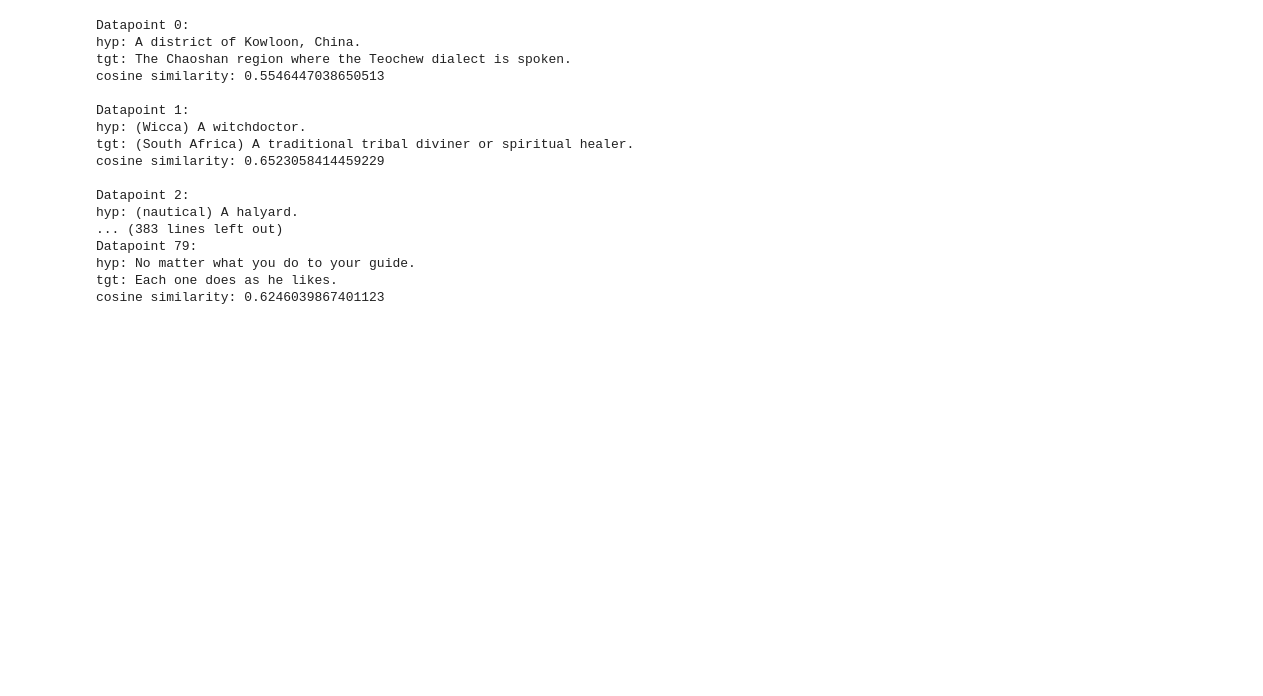
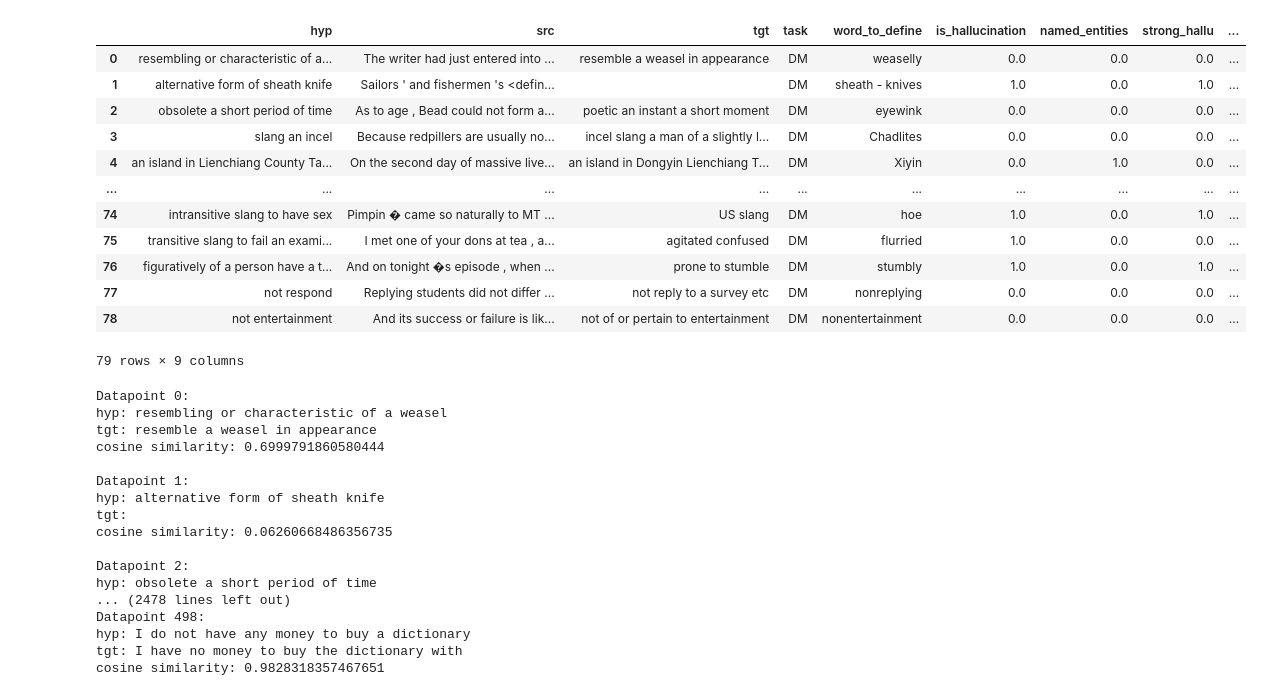
Before and after one commit to DataMas/ai-hallutinations-detection, a Jupyter notebook: ver1.ipynb, the cells around one changed output. Saved outputs shown, nothing was run; the diff lists cells and outputs as text; code cells hidden in the pictures; blank space fills up the shorter version.

```diff
--- a/ver1.ipynb
+++ b/ver1.ipynb
@@ -42,11 +30,25 @@ WARNING:sentence_transformers.SentenceTransformer:No sentence-transformers model
 # %%
-with open("trial-v1.json", "r") as f:
+with open("processed_binary_df.json", "r") as f:
     trial_data = json.load(f)
 
 
 df = pd.json_normalize(trial_data)
 
 #df.head(79)
+# %% [output]
+|  | hyp | src | tgt | task | word_to_define | is_hallucination | named_entities | strong_hallu | ... |
+| 0 | resembling or characteristic of a... | The writer had just entered into ... | resemble a weasel in appearance | DM | weaselly | 0.0 | 0.0 | 0.0 | ... |
+| 1 | alternative form of sheath knife | Sailors ' and fishermen 's <defin... |  | DM | sheath - knives | 1.0 | 0.0 | 1.0 | ... |
+| 2 | obsolete a short period of time | As to age , Bead could not form a... | poetic an instant a short moment | DM | eyewink | 0.0 | 0.0 | 0.0 | ... |
+| 3 | slang an incel | Because redpillers are usually no... | incel slang a man of a slightly l... | DM | Chadlites | 0.0 | 0.0 | 0.0 | ... |
+| 4 | an island in Lienchiang County Ta... | On the second day of massive live... | an island in Dongyin Lienchiang T... | DM | Xiyin | 0.0 | 1.0 | 0.0 | ... |
+| ... | ... | ... | ... | ... | ... | ... | ... | ... | ... |
+| 74 | intransitive slang to have sex | Pimpin � came so naturally to MT ... | US slang | DM | hoe | 1.0 | 0.0 | 1.0 | ... |
+| 75 | transitive slang to fail an exami... | I met one of your dons at tea , a... | agitated confused | DM | flurried | 1.0 | 0.0 | 0.0 | ... |
+| 76 | figuratively of a person have a t... | And on tonight �s episode , when ... | prone to stumble | DM | stumbly | 1.0 | 0.0 | 1.0 | ... |
+| 77 | not respond | Replying students did not differ ... | not reply to a survey etc | DM | nonreplying | 0.0 | 0.0 | 0.0 | ... |
+| 78 | not entertainment | And its success or failure is lik... | not of or pertain to entertainment | DM | nonentertainment | 0.0 | 0.0 | 0.0 | ... |
+79 rows × 9 columns
 # %%
 result_dict = {}
 hallucination_cosines_total = 0
@@ -65,7 +67,7 @@ for i in range(0, len(df)):
                 continue
             dp_id = len(result_dict)  #Using dp_id as the key
             #if df.iloc[i]['p(Hallucination)'] >= 0.66:
-            if df.iloc[i]['p(Hallucination)'] == 1:
+            if df.iloc[i]['is_hallucination'] == 1:
                 hallucinations.append(dp_id)
                 hallucination_cosines_total += cosine_scores[id_h][id_t].item()
                 hallucinations_cosines.append(cosine_scores[id_h][id_t].item())
@@ -81,22 +83,22 @@ for dp_id, values in result_dict.items():
     print()
 # %% [output]
 Datapoint 0:
-hyp: A district of Kowloon, China.
-tgt: The Chaoshan region where the Teochew dialect is spoken.
-cosine similarity: 0.5546447038650513
+hyp: resembling or characteristic of a weasel
+tgt: resemble a weasel in appearance
+cosine similarity: 0.6999791860580444
 
 Datapoint 1:
-hyp: (Wicca) A witchdoctor.
-tgt: (South Africa) A traditional tribal diviner or spiritual healer.
-cosine similarity: 0.6523058414459229
+hyp: alternative form of sheath knife
+tgt:
+cosine similarity: 0.06260668486356735
 
 Datapoint 2:
-hyp: (nautical) A halyard.
-... (383 lines left out)
-Datapoint 79:
-hyp: No matter what you do to your guide.
-tgt: Each one does as he likes.
-cosine similarity: 0.6246039867401123
+hyp: obsolete a short period of time
+... (2478 lines left out)
+Datapoint 498:
+hyp: I do not have any money to buy a dictionary
+tgt: I have no money to buy the dictionary with
+cosine similarity: 0.9828318357467651
 # %%
 threshold = np.mean(hallucinations_cosines)
 
```
Also changed, not shown: parts of 11 cells of this notebook, 2 other files.
